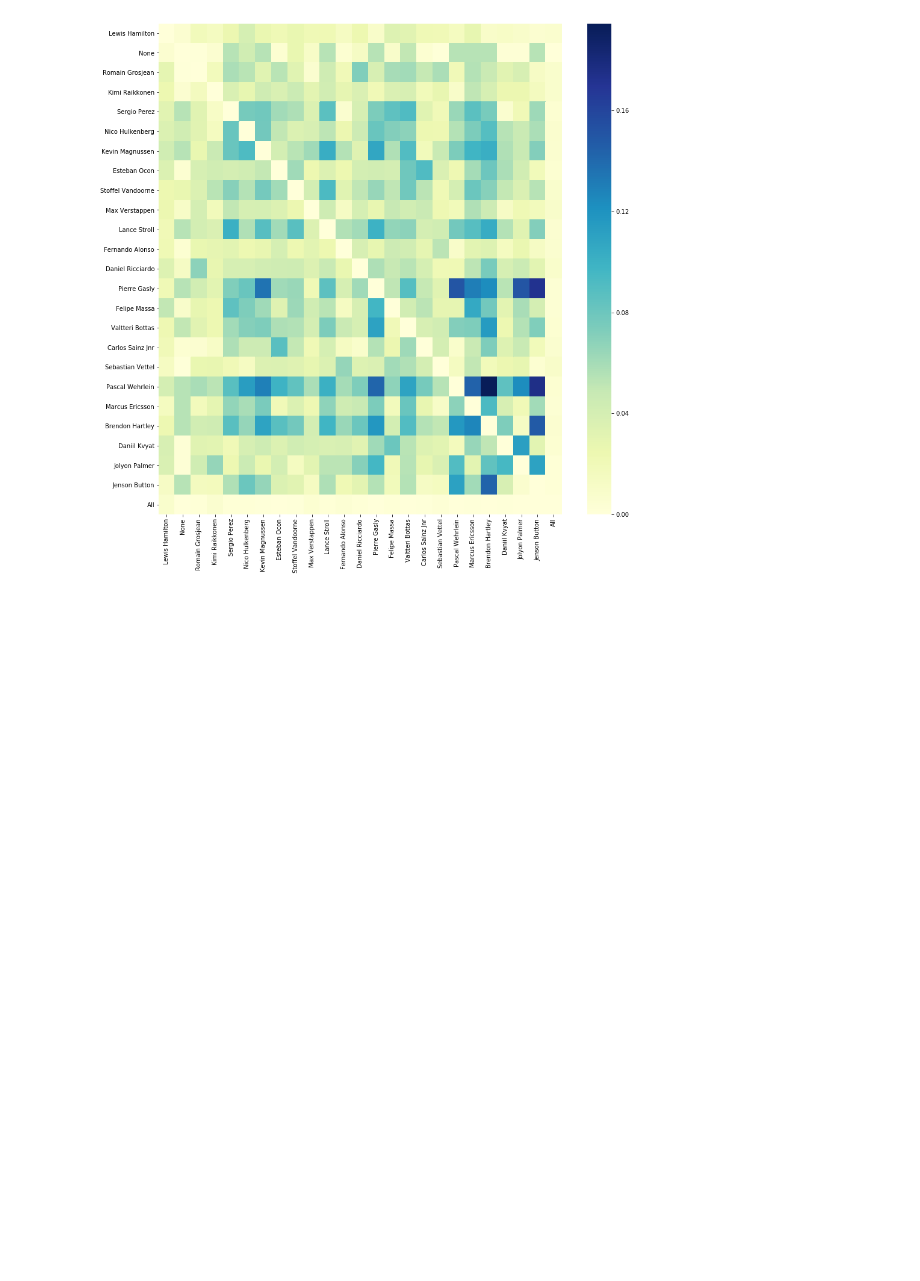
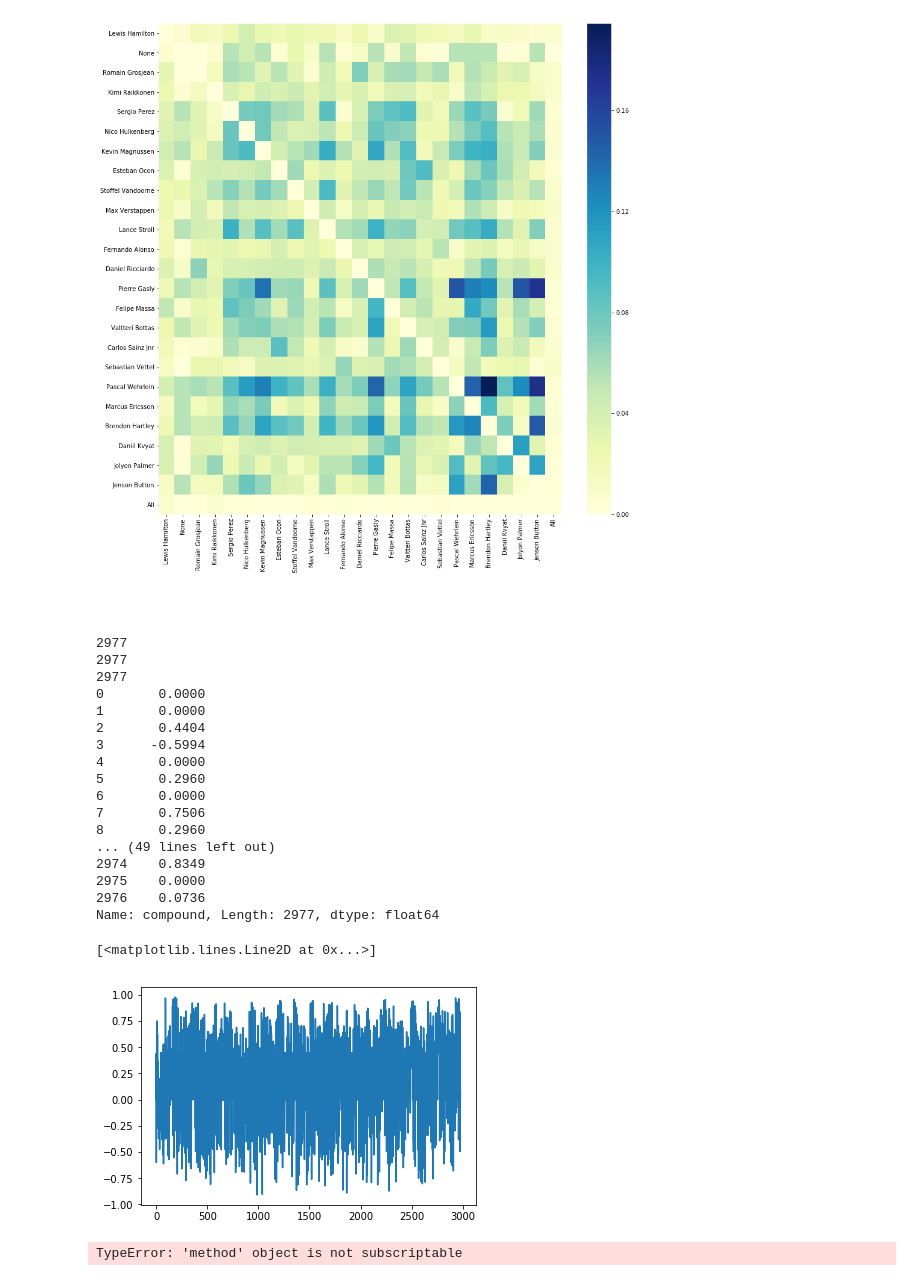
Before and after one commit to DirkBongers/IRTM-F1TeamRadio, a Jupyter notebook: F1 Teamradio/F1TeamRadio.ipynb, the cells around one changed output. Saved outputs shown, nothing was run; the diff lists cells and outputs as text; code cells hidden in the pictures; blank space fills up the shorter version.

```diff
--- a/F1 Teamradio/F1TeamRadio.ipynb
+++ b/F1 Teamradio/F1TeamRadio.ipynb
@@ -267,3 +222,55 @@ fig.savefig("heatmap.png")
 [figure]
 # %% [markdown]
 ######
+# %%
+from nltk.sentiment.vader import SentimentIntensityAnalyzer
+sid = SentimentIntensityAnalyzer()
+sentences = data.Message
+pos = []
+neg = []
+comp = []
+for sentence in sentences:
+    #print(sentence)
+    ss = sid.polarity_scores(str(sentence))
+    pos.append(ss['pos'])
+    neg.append(ss['neg'])
+    comp.append(ss['compound'])
+    #print()
+#print(comp)
+print(len(comp))
+print(len(neg))
+print(len(sentences))
+data['compound'] = comp
+
+print(data['compound'])
+
+#plt.plot(comp)
+# %% [output]
+2977
+2977
+2977
+0       0.0000
+1       0.0000
+2       0.4404
+3      -0.5994
+4       0.0000
+5       0.2960
+6       0.0000
+7       0.7506
+8       0.2960
+... (49 lines left out)
+2974    0.8349
+2975    0.0000
+2976    0.0736
+Name: compound, Length: 2977, dtype: float64
+[<matplotlib.lines.Line2D at 0x...>]
+[figure, added]
+# %%
+Abu = data[data.Track == 'AbuDhabi']
+for i in range(0,len(Abu['Lap*'].unique())):
+    lapName = Abu['Lap*'].unique()[i]
+    for j in range(0,len(Abu['Lap*'].unique())):
+        comps = Abu.compound[Abu['Lap*'] == Abu['Lap*'].unique()[j]]
+        meanComp[j] = mean(comps)
+# %% [output]
+TypeError: 'method' object is not subscriptable
```
Also changed, not shown: parts of 4 cells of this notebook.
